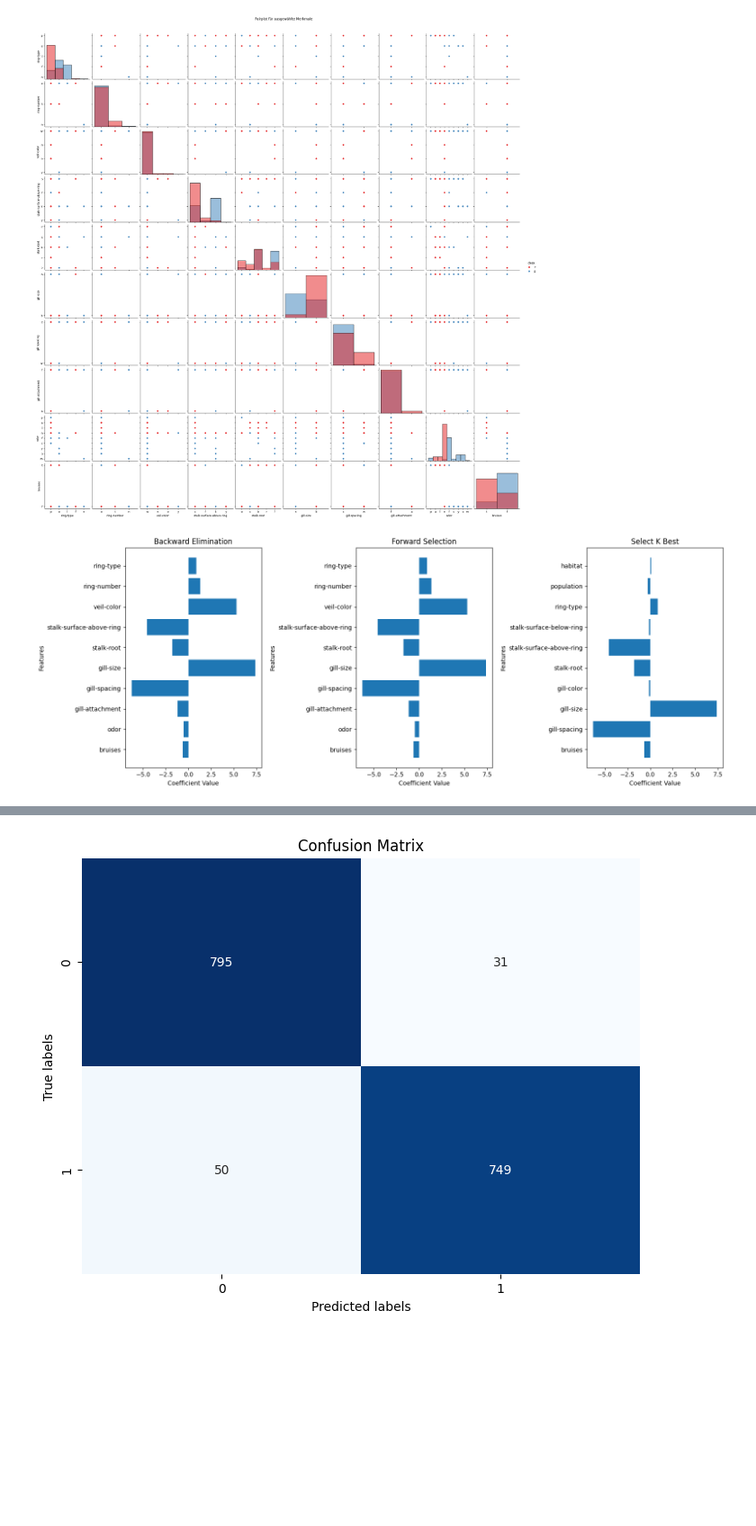
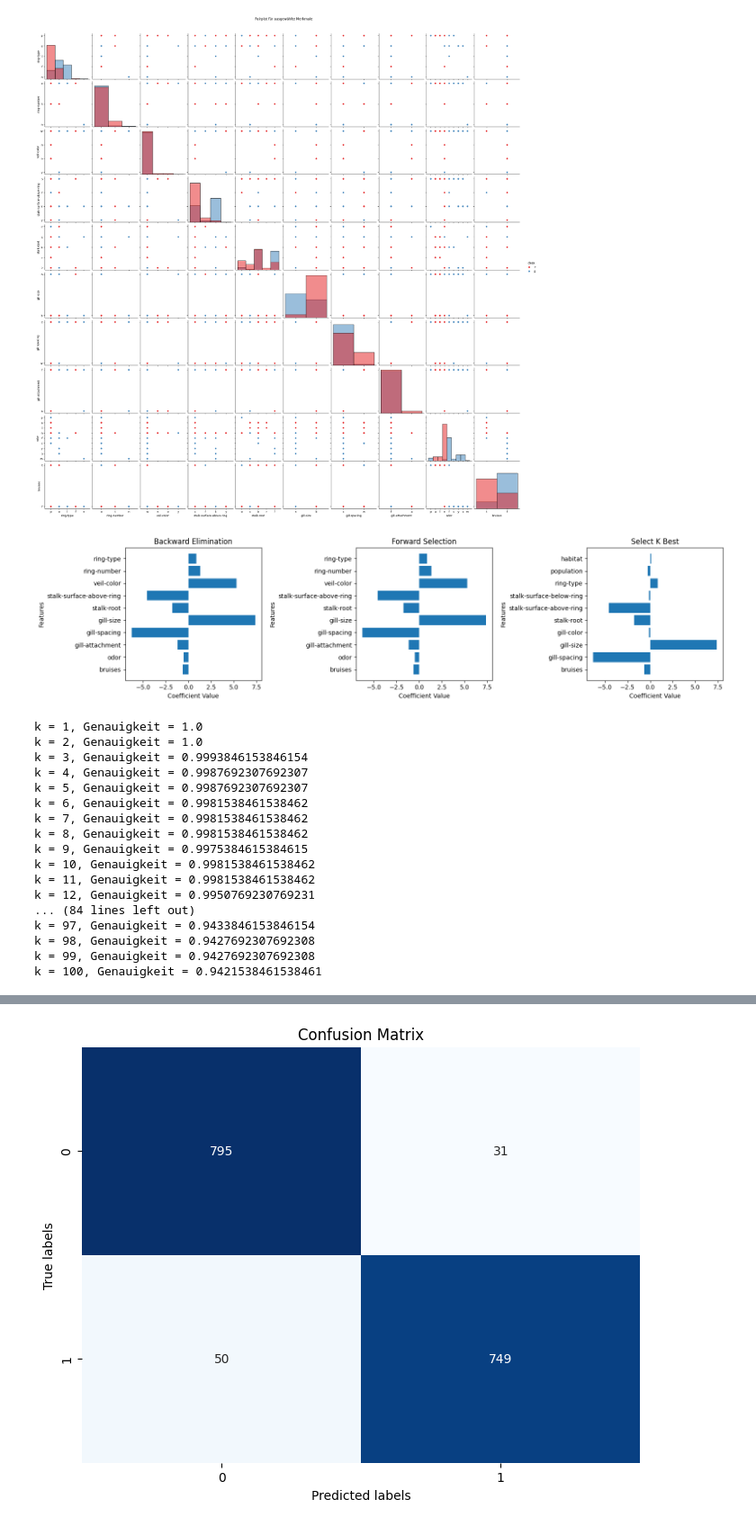
Before and after one commit to Julian-wi22060/DataExplorationProject, a Jupyter notebook: Marquardt.ipynb, the cells around one changed output, grey strips where cells are left out. Shown at 90% size. Saved outputs shown, nothing was run; the diff lists cells and outputs as text; code cells hidden in the pictures; blank space fills up the shorter version.

```diff
--- a/Marquardt.ipynb
+++ b/Marquardt.ipynb
@@ -308,32 +295,79 @@ forward_selected_features = X.columns[selector_forward.support_]
 selector_k_best = SelectKBest(score_func=f_classif, k=10)
 X_k_best_selected = selector_k_best.fit_transform(X, y)
 k_best_selected_features = X.columns[selector_k_best.get_support()]
 
 # Plotting
-plt.figure(figsize=(16, 6))
+plt.figure(figsize=(16, 4))
 
 plt.subplot(1, 3, 1)
 plt.barh(range(len(backward_selected_features)), logreg.coef_[0][selector_backward.support_])
 plt.yticks(range(len(backward_selected_features)), backward_selected_features)
 plt.xlabel('Coefficient Value')
 plt.ylabel('Features')
 plt.title('Backward Elimination')
 
 plt.subplot(1, 3, 2)
 plt.barh(range(len(forward_selected_features)), logreg.coef_[0][selector_forward.support_])
 plt.yticks(range(len(forward_selected_features)), forward_selected_features)
 plt.xlabel('Coefficient Value')
 plt.ylabel('Features')
 plt.title('Forward Selection')
 
 plt.subplot(1, 3, 3)
 plt.barh(range(len(k_best_selected_features)), logreg.coef_[0][selector_k_best.get_support()])
 plt.yticks(range(len(k_best_selected_features)), k_best_selected_features)
 plt.xlabel('Coefficient Value')
 plt.ylabel('Features')
 plt.title('Select K Best')
 
 plt.tight_layout()
 plt.show()
 # %% [output]
-[figure, old version]
+[figure, new version]
+# %%
+'''
+kNN und Error-Rate für jedes kNN
+'''
+
+# Definieren Sie eine Liste von k-Werten, die Sie untersuchen möchten
+k_values = list(range(1, 101))
+
+# Initialisieren Sie eine leere Liste, um die Genauigkeiten für jedes k zu speichern
+accuracies = []
+
+# Iterieren Sie über die k-Werte
+for k in k_values:
+    # Initialisieren Sie den kNN-Klassifikator mit dem aktuellen k-Wert
+    knn = KNeighborsClassifier(n_neighbors=k)
+
+    # Trainieren Sie den Klassifikator auf den Trainingsdaten
+    knn.fit(X_train, Y_train)
+
+    # Machen Sie Vorhersagen auf den Testdaten
+    y_pred = knn.predict(X_test)
+
+    # Berechnen Sie die Genauigkeit und speichern Sie sie
+    accuracy = accuracy_score(Y_test, y_pred)
+    accuracies.append(accuracy)
+
+# Ausgabe der Genauigkeiten für jeden k-Wert
+for k, accuracy in zip(k_values, accuracies):
+    print(f"k = {k}, Genauigkeit = {accuracy}")
+# %% [output]
+k = 1, Genauigkeit = 1.0
+k = 2, Genauigkeit = 1.0
+k = 3, Genauigkeit = 0.9993846153846154
+k = 4, Genauigkeit = 0.9987692307692307
+k = 5, Genauigkeit = 0.9987692307692307
+k = 6, Genauigkeit = 0.9981538461538462
+k = 7, Genauigkeit = 0.9981538461538462
+k = 8, Genauigkeit = 0.9981538461538462
+k = 9, Genauigkeit = 0.9975384615384615
+k = 10, Genauigkeit = 0.9981538461538462
+k = 11, Genauigkeit = 0.9981538461538462
+k = 12, Genauigkeit = 0.9950769230769231
+... (84 lines left out)
+k = 97, Genauigkeit = 0.9433846153846154
+k = 98, Genauigkeit = 0.9427692307692308
+k = 99, Genauigkeit = 0.9427692307692308
+k = 100, Genauigkeit = 0.9421538461538461
```
Also changed, not shown: parts of 17 cells of this notebook.
